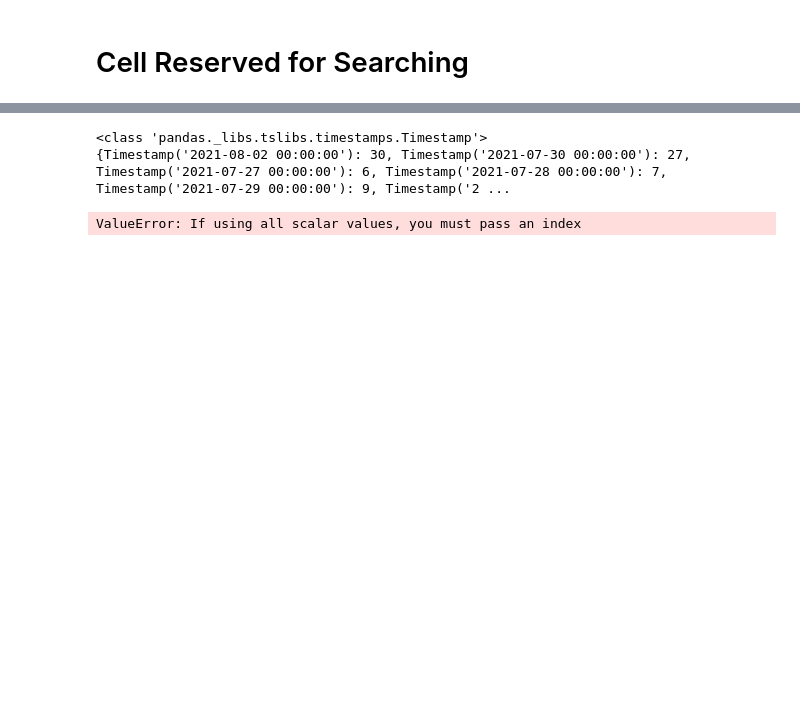
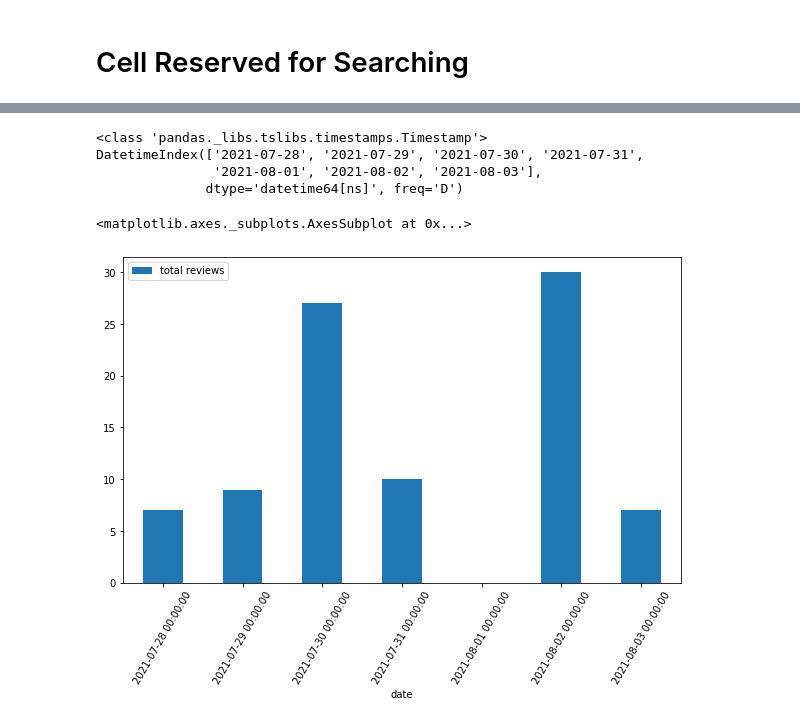
Before and after one commit to tina-may/tina-pleco, a Jupyter notebook: updated_0.ipynb, the cells around one changed output, grey strips where cells are left out. Drawn from its saved outputs; the diff is of its cells as text; code cells hidden in the pictures; blank space fills up the shorter version.

```diff
--- a/updated_0.ipynb
+++ b/updated_0.ipynb
@@ -123,26 +123,25 @@ cards_frame[cards_frame.jyutping.str.contains('pin')]
 # %%
 import datetime
 
 
 
 today = pd.to_datetime("today").round('1d')
 print(type(today))
-week_range = pd.date_range(today-pd.Timedelta(days=7),today,freq='d')
-date2count ={}
+week_range = pd.date_range(today-pd.Timedelta(days=6),today,freq='d')
+print(week_range)
+date2count ={"date":week_range,"total reviews":[0]*7}
 for card_stamp in cards_frame["last_reviewed_stamp"]:
+    if card_stamp in week_range:
+        if card_stamp in date2count["date"]:
+            date2count["total reviews"][list(week_range).index(card_stamp)] += 1
 
 
 
-    if card_stamp in week_range:
-        if card_stamp in date2count:
-            date2count[card_stamp] += 1
-        else:
-            date2count[card_stamp] = 1
-
-
-print(date2count)
-datesframe = pd.DataFrame(date2count)
+datesframe.plot.bar(x='date', y='total reviews', rot=60)
 # %% [output]
 <class 'pandas._libs.tslibs.timestamps.Timestamp'>
-{Timestamp('2021-08-02 00:00:00'): 30, Timestamp('2021-07-30 00:00:00'): 27, Timestamp('2021-07-27 00:00:00'): 6, Timestamp('2021-07-28 00:00:00'): 7, Timestamp('2021-07-29 00:00:00'): 9, Timestamp('2 ...
+DatetimeIndex(['2021-07-28', '2021-07-29', '2021-07-30', '2021-07-31',
+               '2021-08-01', '2021-08-02', '2021-08-03'],
+              dtype='datetime64[ns]', freq='D')
-ValueError: If using all scalar values, you must pass an index
+<matplotlib.axes._subplots.AxesSubplot at 0x...>
+[figure, added]
```
